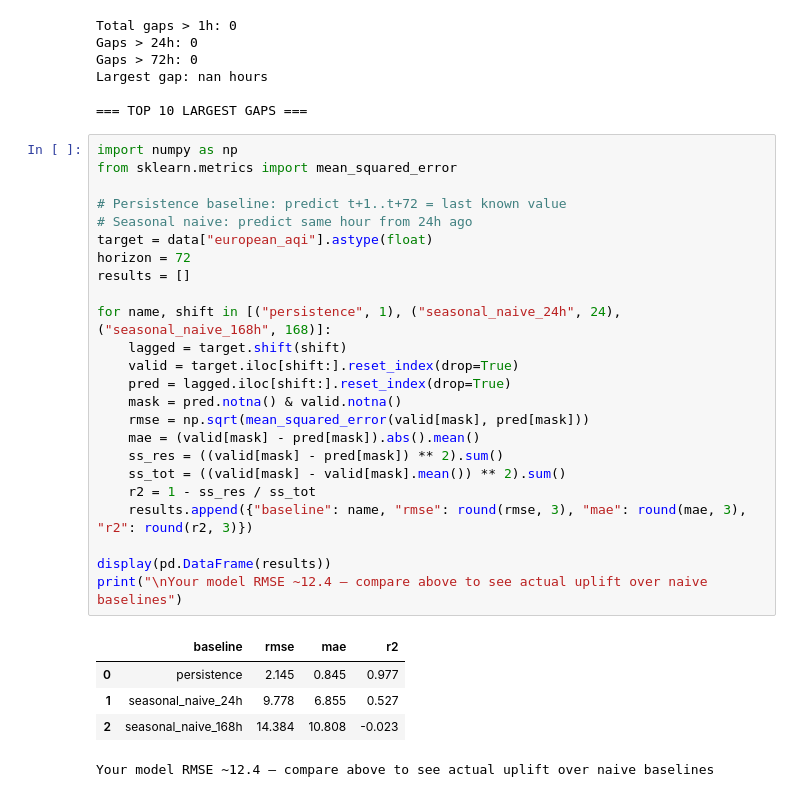
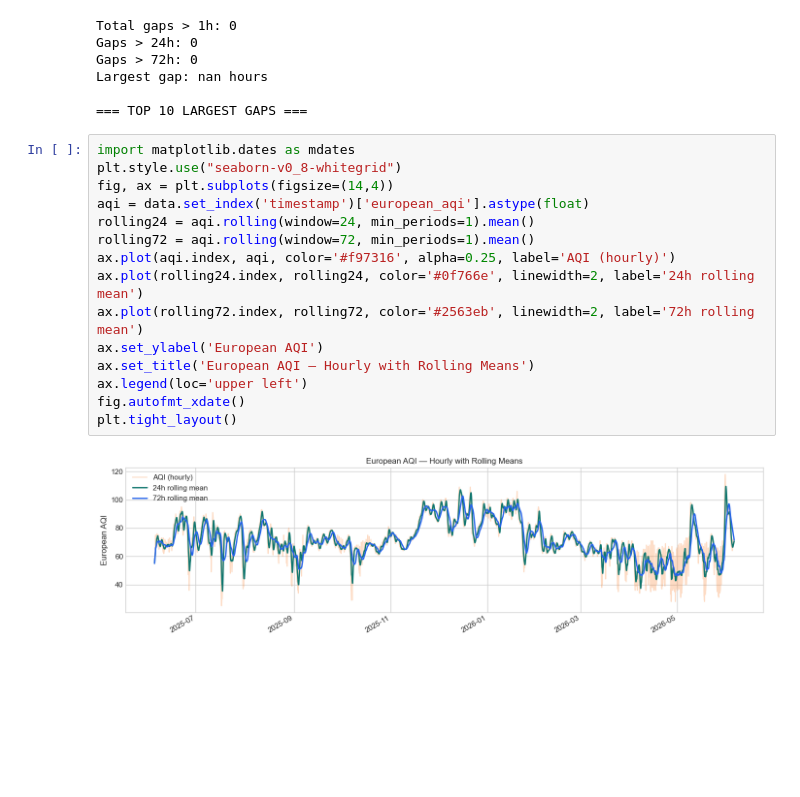
Before and after one commit to mwasifshkeel/pearls-aqi-predictor, a Jupyter notebook: src/eda/01_raw_exploration.ipynb, the cells around one changed output. Cells and saved outputs as stored; diff of their text form; blank space fills up the shorter version.

```diff
--- a/src/eda/01_raw_exploration.ipynb
+++ b/src/eda/01_raw_exploration.ipynb
@@ -323,33 +323,20 @@ Gaps > 72h: 0
 Largest gap: nan hours
 
 === TOP 10 LARGEST GAPS ===
-# %%
-import numpy as np
-from sklearn.metrics import mean_squared_error
-
-# Persistence baseline: predict t+1..t+72 = last known value
-# Seasonal naive: predict same hour from 24h ago
-target = data["european_aqi"].astype(float)
-horizon = 72
-results = []
-
-for name, shift in [("persistence", 1), ("seasonal_naive_24h", 24), ("seasonal_naive_168h", 168)]:
-    lagged = target.shift(shift)
-    valid = target.iloc[shift:].reset_index(drop=True)
-    pred = lagged.iloc[shift:].reset_index(drop=True)
-    mask = pred.notna() & valid.notna()
-    rmse = np.sqrt(mean_squared_error(valid[mask], pred[mask]))
-    mae = (valid[mask] - pred[mask]).abs().mean()
-    ss_res = ((valid[mask] - pred[mask]) ** 2).sum()
-    ss_tot = ((valid[mask] - valid[mask].mean()) ** 2).sum()
-    r2 = 1 - ss_res / ss_tot
-    results.append({"baseline": name, "rmse": round(rmse, 3), "mae": round(mae, 3), "r2": round(r2, 3)})
-
-display(pd.DataFrame(results))
-print("\nYour model RMSE ~12.4 — compare above to see actual uplift over naive baselines")
-# %% [output]
-|  | baseline | rmse | mae | r2 |
-| 0 | persistence | 2.145 | 0.845 | 0.977 |
-| 1 | seasonal_naive_24h | 9.778 | 6.855 | 0.527 |
-| 2 | seasonal_naive_168h | 14.384 | 10.808 | -0.023 |
-Your model RMSE ~12.4 — compare above to see actual uplift over naive baselines
+# %%
+import matplotlib.dates as mdates
+plt.style.use("seaborn-v0_8-whitegrid")
+fig, ax = plt.subplots(figsize=(14,4))
+aqi = data.set_index('timestamp')['european_aqi'].astype(float)
+rolling24 = aqi.rolling(window=24, min_periods=1).mean()
+rolling72 = aqi.rolling(window=72, min_periods=1).mean()
+ax.plot(aqi.index, aqi, color='#f97316', alpha=0.25, label='AQI (hourly)')
+ax.plot(rolling24.index, rolling24, color='#0f766e', linewidth=2, label='24h rolling mean')
+ax.plot(rolling72.index, rolling72, color='#2563eb', linewidth=2, label='72h rolling mean')
+ax.set_ylabel('European AQI')
+ax.set_title('European AQI — Hourly with Rolling Means')
+ax.legend(loc='upper left')
+fig.autofmt_xdate()
+plt.tight_layout()
+# %% [output]
+[figure, added]
```
Also changed, not shown: parts of 12 cells of this notebook, 5 other files.
